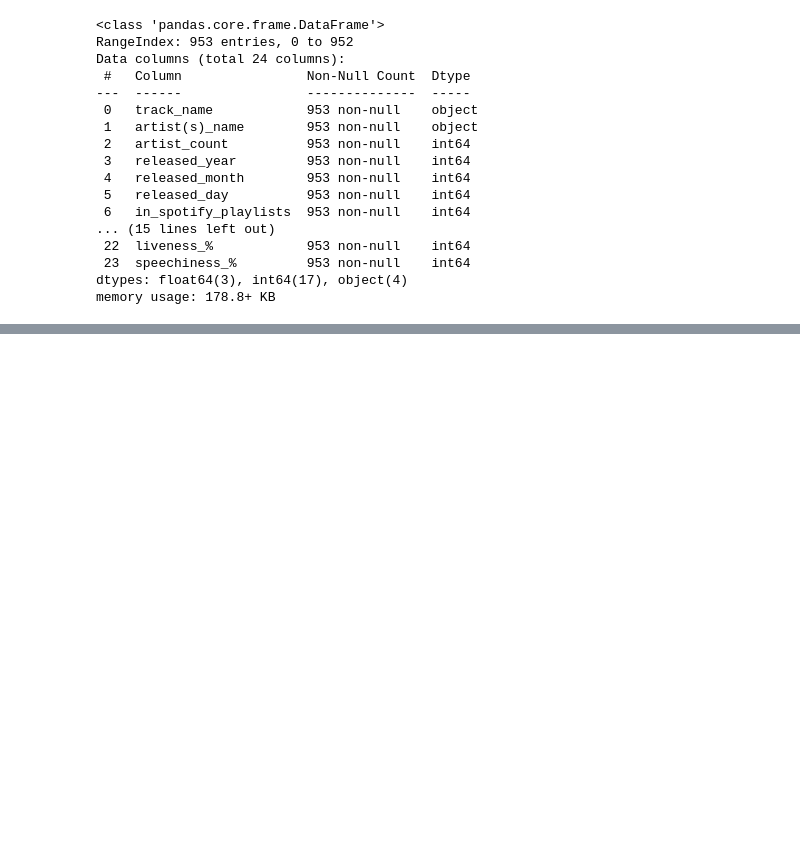
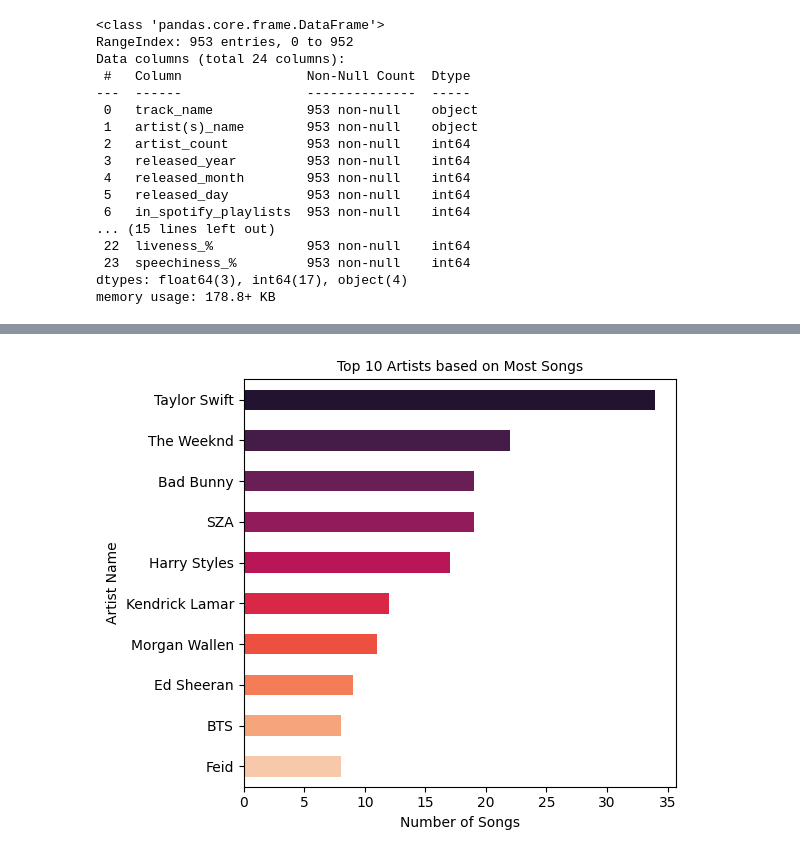
Before and after one commit to janaStani/CPA-MSSS, a Jupyter notebook: cross-platform-analysis.ipynb, the cells around one changed output, grey strips where cells are left out. Saved outputs shown, nothing was run; the diff lists cells and outputs as text; code cells hidden in the pictures; blank space fills up the shorter version.

```diff
--- a/cross-platform-analysis.ipynb
+++ b/cross-platform-analysis.ipynb
@@ -206,0 +189,14 @@ for col in numerical_cols:
+# %%
+# Count every song by artist
+top_artists = df['artist(s)_name'].value_counts().head(10)
+
+# Plot the top 10 artists based on the number of songs
+plt.figure(figsize=(6, 5))
+sns.barplot(x=top_artists.values, y=top_artists.index, palette="rocket", width=0.5, saturation=2, orient='h')
+plt.title('Top 10 Artists based on Most Songs', fontsize=10)
+plt.xlabel('Number of Songs')
+plt.ylabel('Artist Name')
+plt.tight_layout()
+plt.show()
+# %% [output]
+[figure, added]
```
Also changed, not shown: parts of 9 cells of this notebook.
